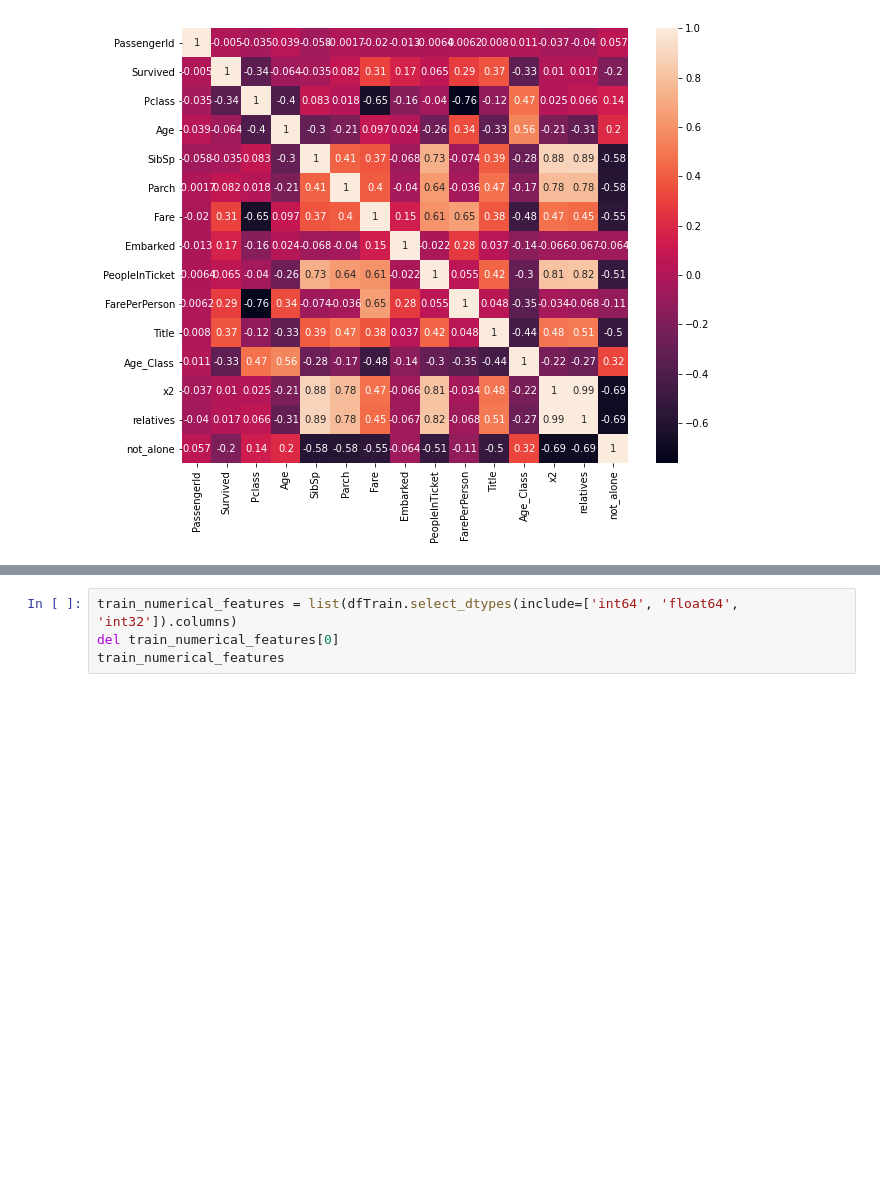
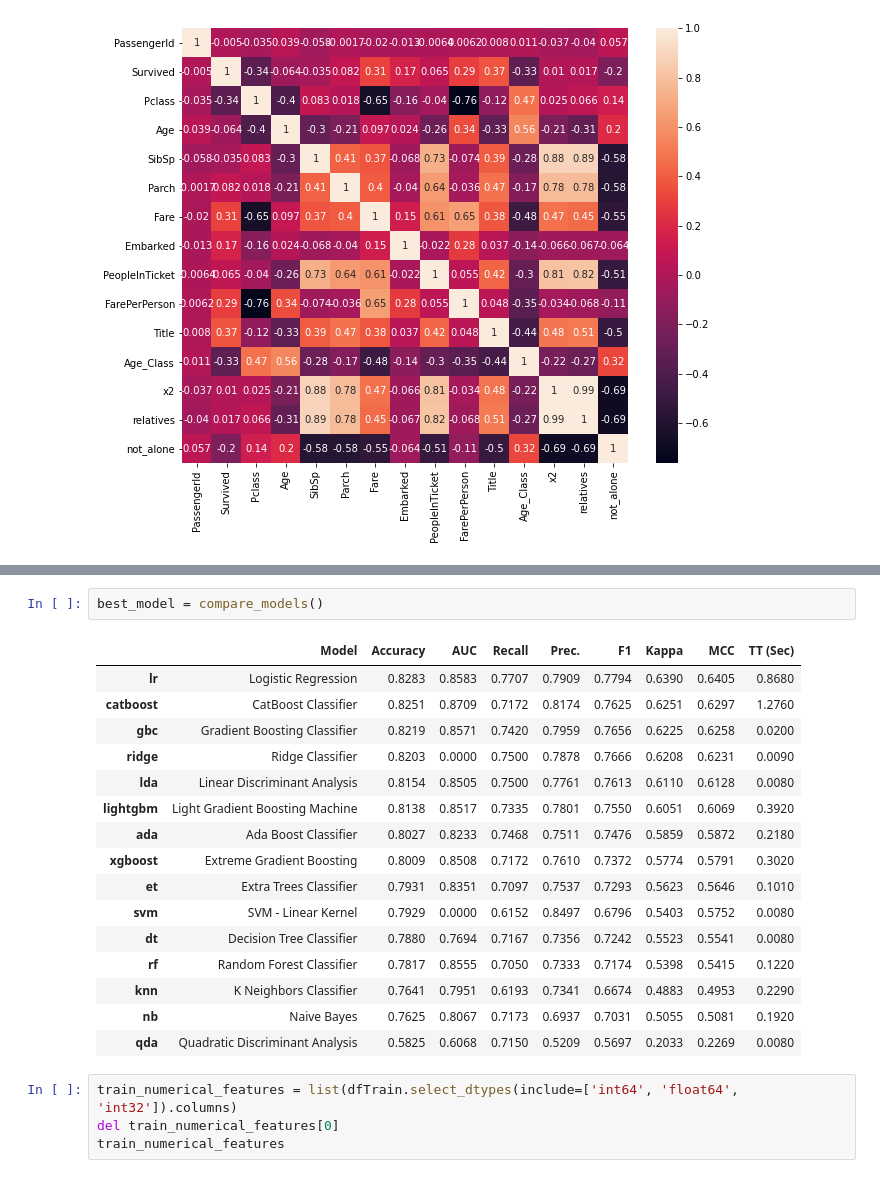
Before and after one commit to Tobias-GH-Schulz/titanic_kaggle_competition, a Jupyter notebook: titanic_kaggle_competition.ipynb, the cells around one changed output, grey strips where cells are left out. Saved outputs shown, nothing was run; the diff lists cells and outputs as text; blank space fills up the shorter version.

```diff
--- a/titanic_kaggle_competition.ipynb
+++ b/titanic_kaggle_competition.ipynb
@@ -388,3 +410,22 @@ for d in dataset:
+# %%
+best_model = compare_models()
+# %% [output]
+|  | Model | Accuracy | AUC | Recall | Prec. | F1 | Kappa | MCC | TT (Sec) |
+| lr | Logistic Regression | 0.8283 | 0.8583 | 0.7707 | 0.7909 | 0.7794 | 0.6390 | 0.6405 | 0.8680 |
+| catboost | CatBoost Classifier | 0.8251 | 0.8709 | 0.7172 | 0.8174 | 0.7625 | 0.6251 | 0.6297 | 1.2760 |
+| gbc | Gradient Boosting Classifier | 0.8219 | 0.8571 | 0.7420 | 0.7959 | 0.7656 | 0.6225 | 0.6258 | 0.0200 |
+| ridge | Ridge Classifier | 0.8203 | 0.0000 | 0.7500 | 0.7878 | 0.7666 | 0.6208 | 0.6231 | 0.0090 |
+| lda | Linear Discriminant Analysis | 0.8154 | 0.8505 | 0.7500 | 0.7761 | 0.7613 | 0.6110 | 0.6128 | 0.0080 |
+| lightgbm | Light Gradient Boosting Machine | 0.8138 | 0.8517 | 0.7335 | 0.7801 | 0.7550 | 0.6051 | 0.6069 | 0.3920 |
+| ada | Ada Boost Classifier | 0.8027 | 0.8233 | 0.7468 | 0.7511 | 0.7476 | 0.5859 | 0.5872 | 0.2180 |
+| xgboost | Extreme Gradient Boosting | 0.8009 | 0.8508 | 0.7172 | 0.7610 | 0.7372 | 0.5774 | 0.5791 | 0.3020 |
+| et | Extra Trees Classifier | 0.7931 | 0.8351 | 0.7097 | 0.7537 | 0.7293 | 0.5623 | 0.5646 | 0.1010 |
+| svm | SVM - Linear Kernel | 0.7929 | 0.0000 | 0.6152 | 0.8497 | 0.6796 | 0.5403 | 0.5752 | 0.0080 |
+| dt | Decision Tree Classifier | 0.7880 | 0.7694 | 0.7167 | 0.7356 | 0.7242 | 0.5523 | 0.5541 | 0.0080 |
+| rf | Random Forest Classifier | 0.7817 | 0.8555 | 0.7050 | 0.7333 | 0.7174 | 0.5398 | 0.5415 | 0.1220 |
+| knn | K Neighbors Classifier | 0.7641 | 0.7951 | 0.6193 | 0.7341 | 0.6674 | 0.4883 | 0.4953 | 0.2290 |
+| nb | Naive Bayes | 0.7625 | 0.8067 | 0.7173 | 0.6937 | 0.7031 | 0.5055 | 0.5081 | 0.1920 |
+| qda | Quadratic Discriminant Analysis | 0.5825 | 0.6068 | 0.7150 | 0.5209 | 0.5697 | 0.2033 | 0.2269 | 0.0080 |
 # %%
 train_numerical_features = list(dfTrain.select_dtypes(include=['int64', 'float64', 'int32']).columns)
 del train_numerical_features[0]
```
Also changed, not shown: parts of 4 cells of this notebook, 5 other files.
